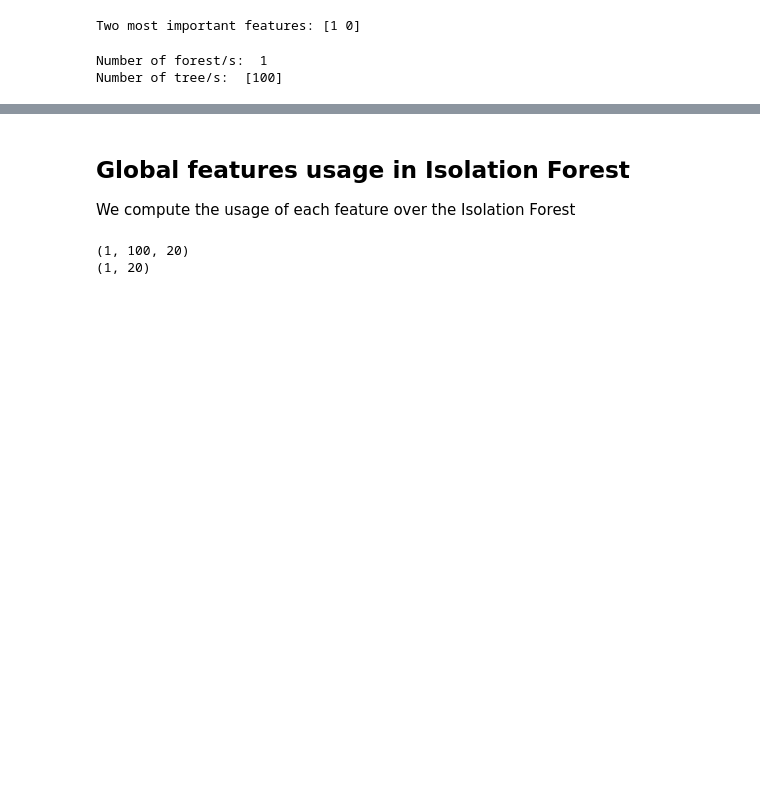
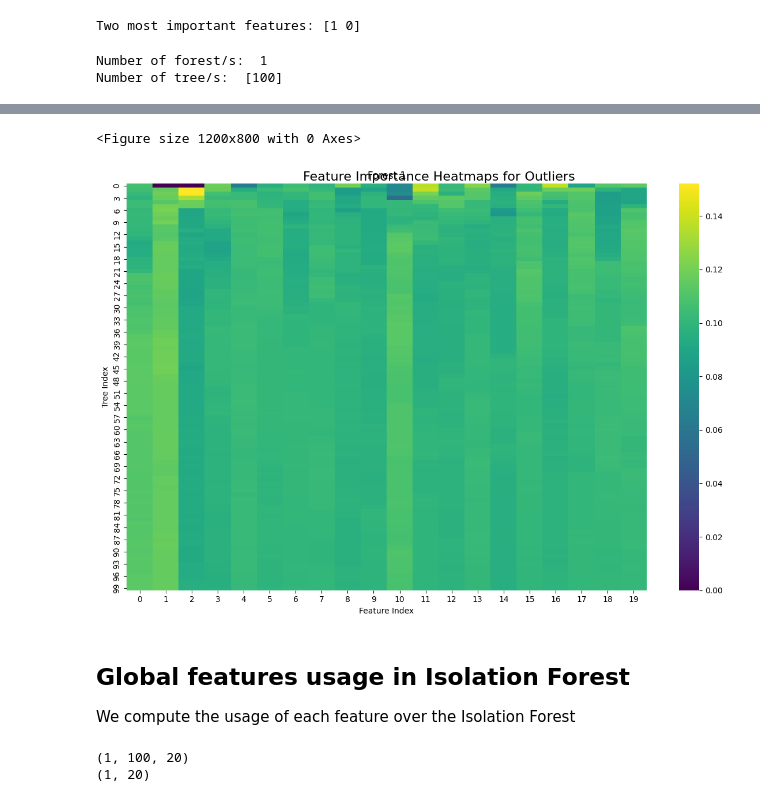
Before and after one commit to SansonSebastiano/Master-Thesis, a Jupyter notebook: important_features_usage.ipynb, the cells around one changed output, grey strips where cells are left out. Cells and saved outputs as stored; diff of their text form; code cells hidden in the pictures; blank space fills up the shorter version.

```diff
--- a/important_features_usage.ipynb
+++ b/important_features_usage.ipynb
@@ -127,3 +125,18 @@ Number of tree/s:  [100]
+# %%
+plt.figure(figsize=(12, 8))
+plt.figure(figsize=(12, 8))
+for i, forest in enumerate(fi_diffi_outliers):
+    plt.subplot(1, len(fi_diffi_outliers), i + 1)
+    sns.heatmap(forest, cmap='viridis', cbar=True)
+    plt.title(f'Forest {i + 1}')
+    plt.xlabel('Feature Index')
+    plt.ylabel('Tree Index')
+plt.tight_layout()
+plt.suptitle('Feature Importance Heatmaps for Outliers', fontsize=16)
+plt.show()
+# %% [output]
+<Figure size 1200x800 with 0 Axes>
+[figure, added]
 # %% [markdown]
 ## Global features usage in Isolation Forest
 
```
Also changed, not shown: parts of 8 cells of this notebook, 2 other files.
